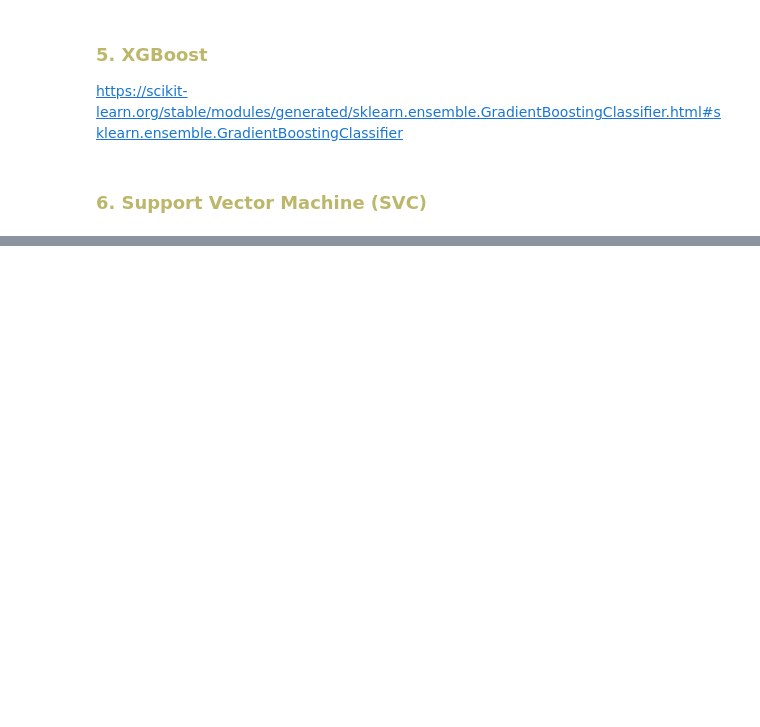
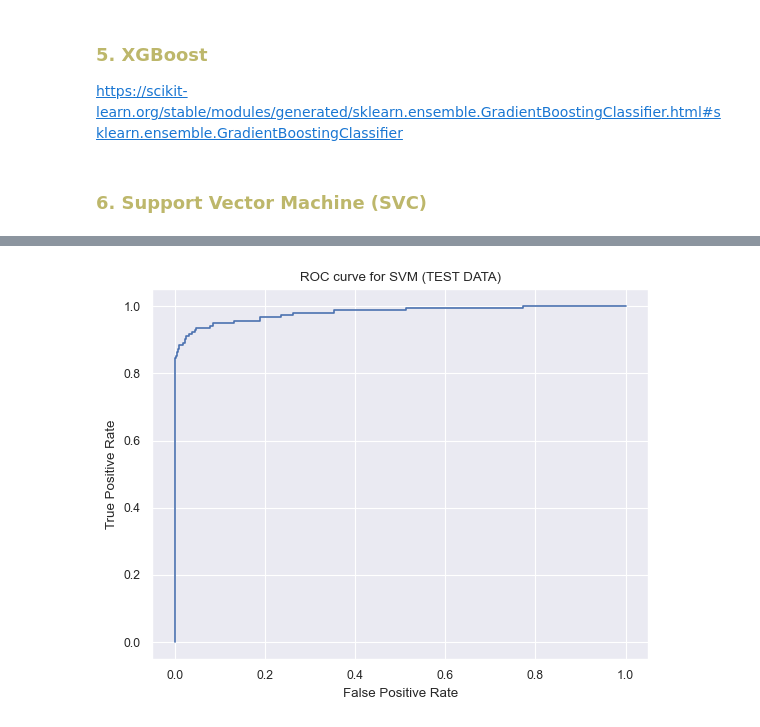
Before and after one commit to yvonnevydao/Credit_Fraud_Detection, a Jupyter notebook: credit_fraud_detection.ipynb, the cells around one changed output, grey strips where cells are left out. Drawn from its saved outputs; the diff is of its cells as text; code cells hidden in the pictures; blank space fills up the shorter version.

```diff
--- a/credit_fraud_detection.ipynb
+++ b/credit_fraud_detection.ipynb
@@ -1300,0 +1319,15 @@ weighted avg       1.00      0.99      0.99     85118
+# %%
+# Predict probabilities
+proba = clf.predict_proba(X_test)
+# Producing the same false/true positive data via a library and plotting it
+fpr, tpr, _ = metrics.roc_curve(y_test, proba[:,1])
+# print(fpr)
+# print(tpr)
+
+# Plotting the ROC curve
+plt.plot(fpr,tpr);
+plt.xlabel('False Positive Rate')
+plt.ylabel('True Positive Rate')
+plt.title("ROC curve for SVM (TEST DATA)");
+# %% [output]
+[figure, added]
```
Also changed, not shown: parts of 63 cells of this notebook.
